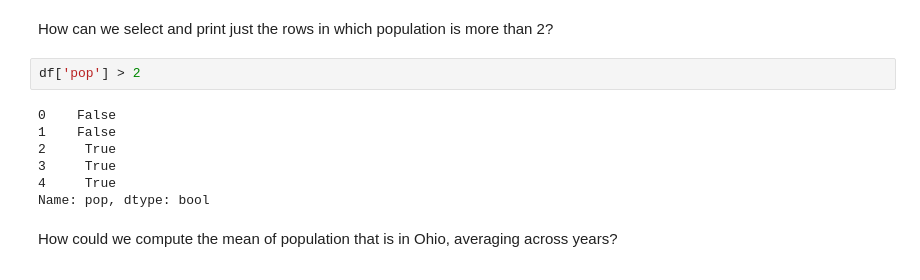
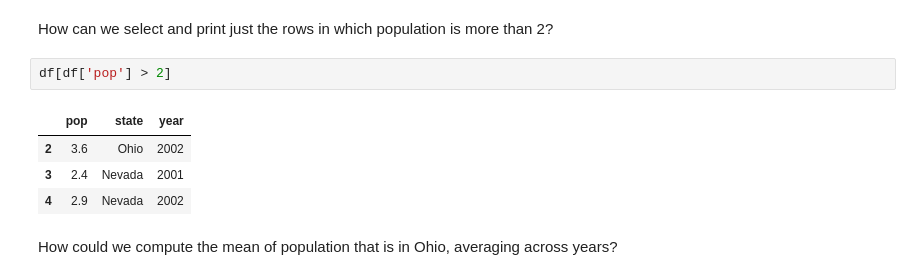
Before and after one commit to dmfrancis/ce599, a Jupyter notebook: 06-Pandas Basics Part 2/Basic-Operations-Using-Pandas.ipynb, the cells around one changed output. Drawn from its saved outputs; the diff is of its cells as text.

```diff
--- a/06-Pandas Basics Part 2/Basic-Operations-Using-Pandas.ipynb
+++ b/06-Pandas Basics Part 2/Basic-Operations-Using-Pandas.ipynb
@@ -497,14 +497,12 @@ Ohiorows
 # %% [markdown]
 How can we select and print just the rows in which population is more than 2?
 # %%
-df['pop'] > 2
+df[df['pop'] > 2]
 # %% [output]
-0    False
-1    False
-2     True
-3     True
-4     True
-Name: pop, dtype: bool
+|  | pop | state | year |
+| 2 | 3.6 | Ohio | 2002 |
+| 3 | 2.4 | Nevada | 2001 |
+| 4 | 2.9 | Nevada | 2002 |
 # %% [markdown]
 How could we compute the mean of population that is in Ohio, averaging across years?
 # %%
```
Also changed, not shown: parts of 3 cells of this notebook.
